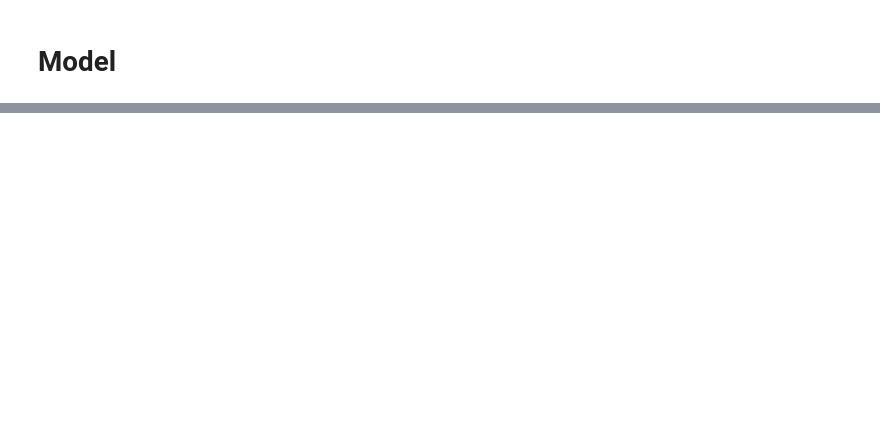
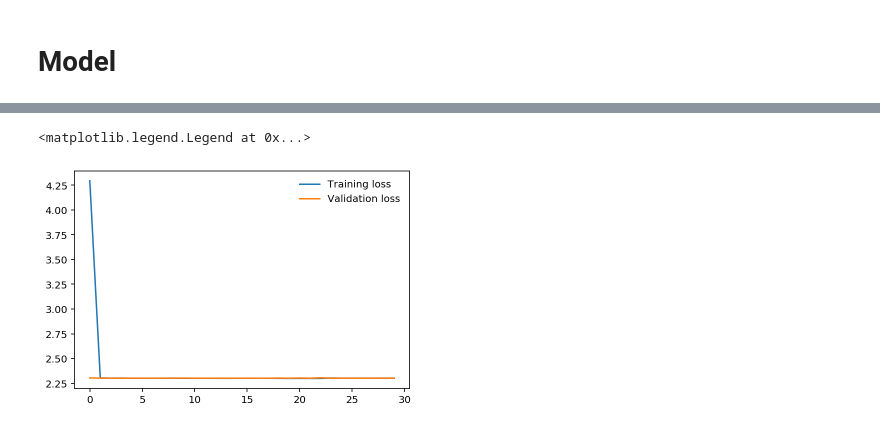
Before and after one commit to Psychofun/60daysofudacity, a Jupyter notebook: Section 1 - Differential Privacy.ipynb, the cells around one changed output, grey strips where cells are left out. Saved outputs shown, nothing was run; the diff lists cells and outputs as text; code cells hidden in the pictures; blank space fills up the shorter version.

```diff
--- a/Section 1 - Differential Privacy.ipynb
+++ b/Section 1 - Differential Privacy.ipynb
@@ -914,14 +888,14 @@ import torch.utils.data as data_utils
 
 
 def train_model(trainset, trainlabels,testset, testlabels):
-    #transform =  transforms.Compose([transforms.Normalize((0.5, 0.5, 0.5), (0.5, 0.5, 0.5))])
+
 
     train_dataset = data_utils.TensorDataset(trainset,trainlabels)
-    trainloader = torch.utils.data.DataLoader(train_dataset, batch_size = 64, shuffle = True)
+    trainloader = torch.utils.data.DataLoader(train_dataset, batch_size = 64, shuffle = False)
 
     test_dataset = data_utils.TensorDataset(testset, testlabels)
-    testloader = torch.utils.data.DataLoader(test_dataset,batch_size = 64, shuffle = True)
-    ###
+    testloader = torch.utils.data.DataLoader(test_dataset,batch_size = 64, shuffle = False)
+
 
 
     #GPU
@@ -935,11 +909,11 @@ def train_model(trainset, trainlabels,testset, testlabels):
     # Define loss
     criterion = nn.NLLLoss()
     # Create optimizer
-    optimizer = optim.Adam(model.parameters(), lr = 0.01)
+    optimizer = optim.Adam(model.parameters(), lr = 0.005)
 
 
-    epochs = 100
-    steps = 0
+    epochs = 30
+
 
     train_losses, test_losses = [], []
     for e in range(epochs):
@@ -947,17 +921,17 @@ def train_model(trainset, trainlabels,testset, testlabels):
         ### SET MODEL TO TRAIN MODE (turn on dropout)
         model.train()
 
+        running_loss = 0
 
-        running_loss = 0
         for images, labels in trainloader:
-
-            images, labels = images.to(device), labels.to(device)
-
             optimizer.zero_grad()
 
+            images, labels = images.to(device), labels.to(device).long()
+
+
+
             log_ps = model(images)
-            #print("Dtype log_ps {}, labels{}".format(log_ps.dtype, labels.dtype))
-            loss = criterion(log_ps, labels.long())
+            loss = criterion(log_ps, labels)
             loss.backward()
             optimizer.step()
 
@@ -965,8 +939,6 @@ def train_model(trainset, trainlabels,testset, testlabels):
 
         else:
             ## TODO: Implement the validation pass and print out the validation accuracy
-
-            ###Validation pass
 
             loss_val = 0
             accuracy = 0
@@ -976,26 +948,23 @@ def train_model(trainset, trainlabels,testset, testlabels):
             with torch.no_grad():
 
                 # set model to evaluation mode
-                # turns off dropout
                 model.eval()
 
                 # validation images and labels
                 for images_val, labels_val in testloader:
 
-                    images_val,labels_val =  images_val.to(device), labels_val.to(device)
+                    images_val,labels_val =  images_val.to(device), labels_val.to(device).long()
 
                     # make predition
                     log_ps = model(images_val)
 
-                    #print("Dtype log_ps {}, labels_val{}".format(log_ps.dtype, labels_val.dtype))
-
-                    loss_val += criterion(log_ps, labels_val.long())
+                    loss_val += criterion(log_ps, labels_val)
 
                     ps = torch.exp(log_ps)
 
                     predicted_probs, predicted_labels = ps.topk(1, dim = 1)
 
-                    diff = predicted_labels == labels_val.view(*predicted_labels.shape).long()
+                    diff = predicted_labels == labels_val.view(*predicted_labels.shape)
 
                     accuracy += torch.mean(diff.type(torch.FloatTensor))
 
@@ -1008,9 +977,9 @@ def train_model(trainset, trainlabels,testset, testlabels):
                   "Validation Loss: {:.3f}.. ".format(loss_val/len(testloader)),
                   "Validation Accuracy: {:.3f}.. ".format(accuracy/len(testloader))
                    )
-    return model
+    return model, train_losses, test_losses
 # %%
-model1= train_model(hospitals_train_data[0],
+model, train_losses, test_losses= train_model(hospitals_train_data[0],
                     hospitals_train_labels[0],
                     hospitals_test_data[0],
                     hospitals_test_labels[0])
@@ -1036,0 +1009,7 @@ model
+# %%
+plt.plot(train_losses, label='Training loss')
+plt.plot(test_losses, label='Validation loss')
+plt.legend(frameon=False)
+# %% [output]
+<matplotlib.legend.Legend at 0x...>
+[figure, added]
```
Also changed, not shown: parts of 30 cells of this notebook.
